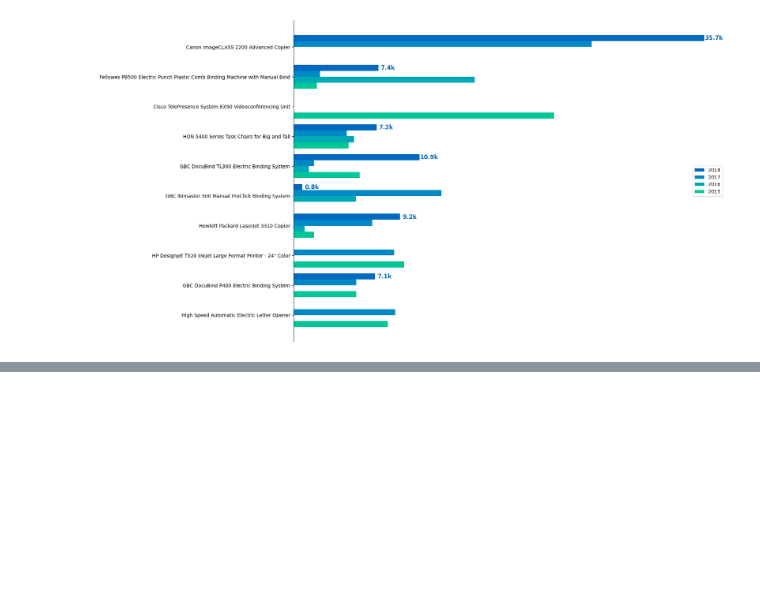
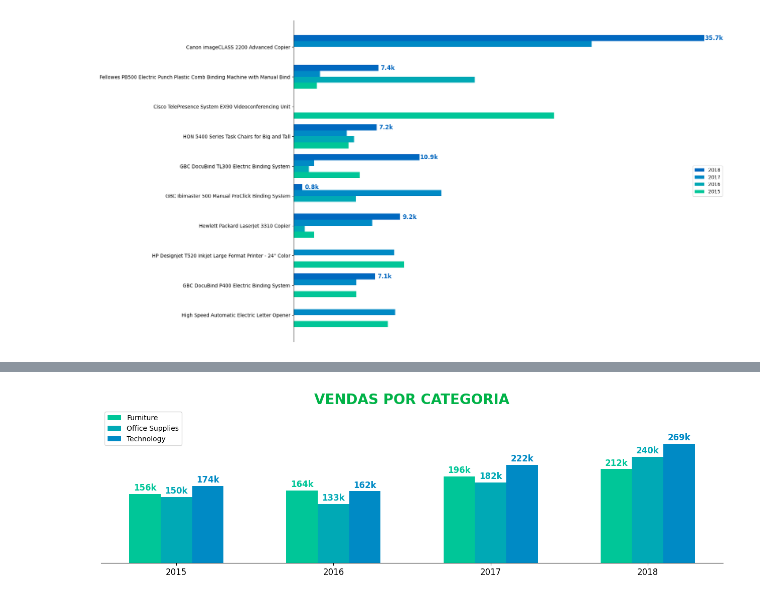
Before and after one commit to PauloViniciusR/PROJ_apresentacao_executiva, a Jupyter notebook: index.ipynb, the cells around one changed output, grey strips where cells are left out. Saved outputs shown, nothing was run; the diff lists cells and outputs as text; code cells hidden in the pictures; blank space fills up the shorter version.

```diff
--- a/index.ipynb
+++ b/index.ipynb
@@ -1094,0 +1161,63 @@ Text(0.5, 1.0, 'ITENS X ANOS')
+# %%
+fig,ax = plt.subplots(
+            figsize = (16,4)
+        )
+
+wid = 0.2
+
+ax.set_title("VENDAS POR CATEGORIA", # Título do gráfico
+             fontsize=20, # Tamanho da fonte
+             fontweight='bold', # Espessura da fonte
+             color='#00b247' # Cor da fonte
+            )
+
+ax.bar(categoria[categoria.Category == 'Furniture'].Ano.values-wid, # Como temos 3 colunas, vamos deslocar a largura da coluna inteira
+       categoria[categoria.Category == 'Furniture'].Sales.values,
+       color="#00c698",
+       label='Furniture', # As legendas agora serão as categorias
+       width=wid
+      )
+
+ax.bar(categoria[categoria.Category == 'Office Supplies'].Ano.values,
+       categoria[categoria.Category == 'Office Supplies'].Sales.values,
+       color="#00a9b5",
+       label='Office Supplies',
+       width=wid
+      )
+
+ax.bar(categoria[categoria.Category == 'Technology'].Ano.values+wid,
+       categoria[categoria.Category == 'Technology'].Sales.values,
+       color="#008ac5",
+       label='Technology',
+       width=wid
+      )
+
+ax.legend()
+
+for i in np.arange(0,4):
+    ax.annotate('{:,.0f}k'.format(categoria[categoria.Category == 'Furniture'].Sales.values[i]/1000),
+                (categoria[categoria.Category == 'Furniture'].Ano.values[i]-wid,categoria[categoria.Category == 'Furniture'].Sales.values[i]),
+                ha="center", va="top", xytext=(0,15), textcoords="offset points",
+                fontsize=12, fontweight='bold', color="#00c698")
+    ax.annotate('{:,.0f}k'.format(categoria[categoria.Category == 'Office Supplies'].Sales.values[i]/1000),
+                (categoria[categoria.Category == 'Office Supplies'].Ano.values[i],categoria[categoria.Category == 'Office Supplies'].Sales.values[i]),
+                ha="center", va="top", xytext=(0,15), textcoords="offset points",
+                fontsize=12, fontweight='bold', color="#00a9b5")
+    ax.annotate('{:,.0f}k'.format(categoria[categoria.Category == 'Technology'].Sales.values[i]/1000),
+                (categoria[categoria.Category == 'Technology'].Ano.values[i]+wid,categoria[categoria.Category == 'Technology'].Sales.values[i]),
+                ha="center", va="top", xytext=(0,15), textcoords="offset points",
+                fontsize=12, fontweight='bold', color="#008ac5")
+
+ax.set_yticks(np.array([0,350000]))
+ax.yaxis.set_visible(False)
+
+ax.spines['top'].set_visible(False)
+ax.spines['left'].set_visible(False)
+ax.spines['right'].set_visible(False)
+
+ax.xaxis.set_ticks(np.arange(2015,2019))
+ax.tick_params(axis='x',labelsize=12)
+
+plt.show()
+# %% [output]
+[figure, added]
```
Also changed, not shown: parts of 15 cells of this notebook.
